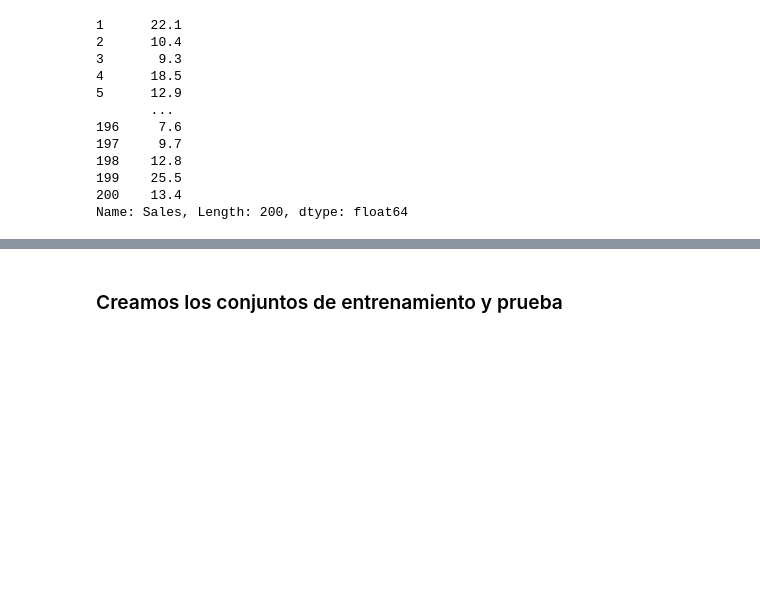
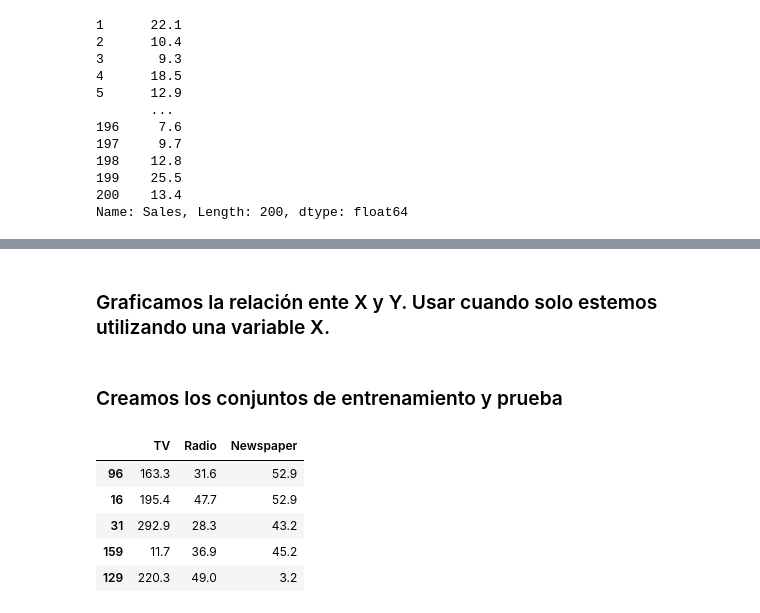
Before and after one commit to vbatiz/intro-ML, a Jupyter notebook: notebooks/IntroML_06.ipynb, the cells around one changed output, grey strips where cells are left out. Saved outputs shown, nothing was run; the diff lists cells and outputs as text; code cells hidden in the pictures; blank space fills up the shorter version.

```diff
--- a/notebooks/IntroML_06.ipynb
+++ b/notebooks/IntroML_06.ipynb
@@ -100,2 +109,4 @@ X.head()
+# %% [markdown]
+### Graficamos la relación ente X y Y. Usar cuando solo estemos utilizando una variable X.
 # %%
 # Usar cuando X sea una sola variable
@@ -110,0 +123,9 @@ x_train,x_test,y_train,y_test=train_test_split(X,y,train_size=0.7)
+# %%
+x_test.head()
+# %% [output]
+|  | TV | Radio | Newspaper |
+| 96 | 163.3 | 31.6 | 52.9 |
+| 16 | 195.4 | 47.7 | 52.9 |
+| 31 | 292.9 | 28.3 | 43.2 |
+| 159 | 11.7 | 36.9 | 45.2 |
+| 129 | 220.3 | 49.0 | 3.2 |
```
Also changed, not shown: parts of 37 cells of this notebook, 1 other file.
